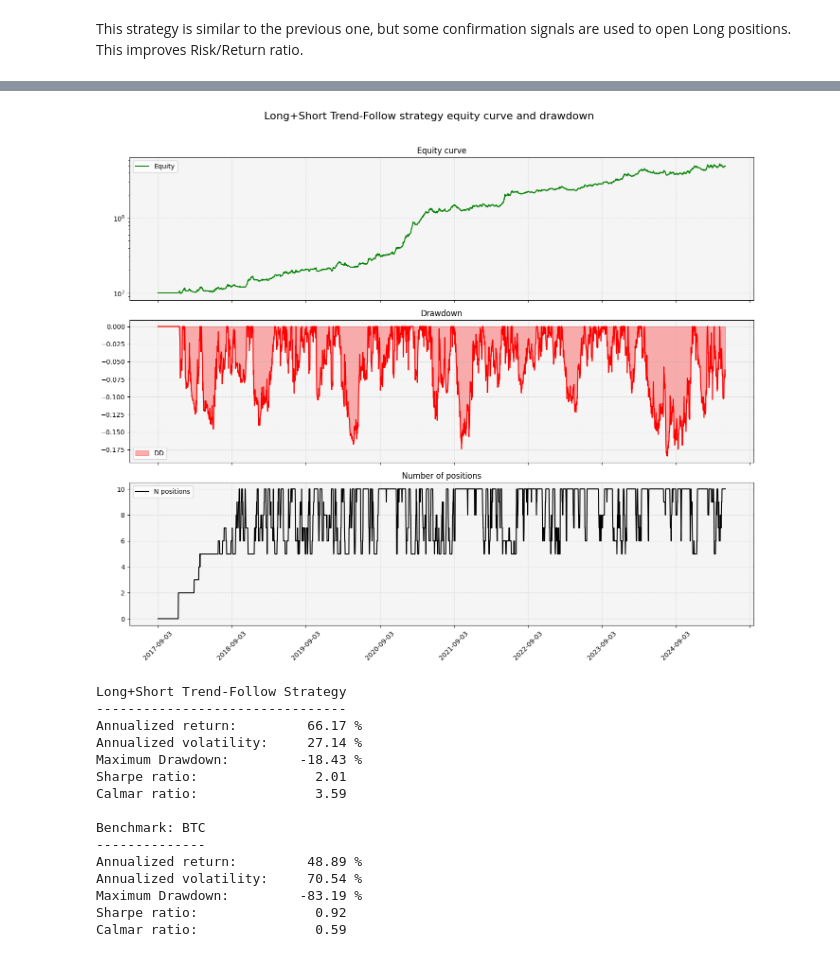
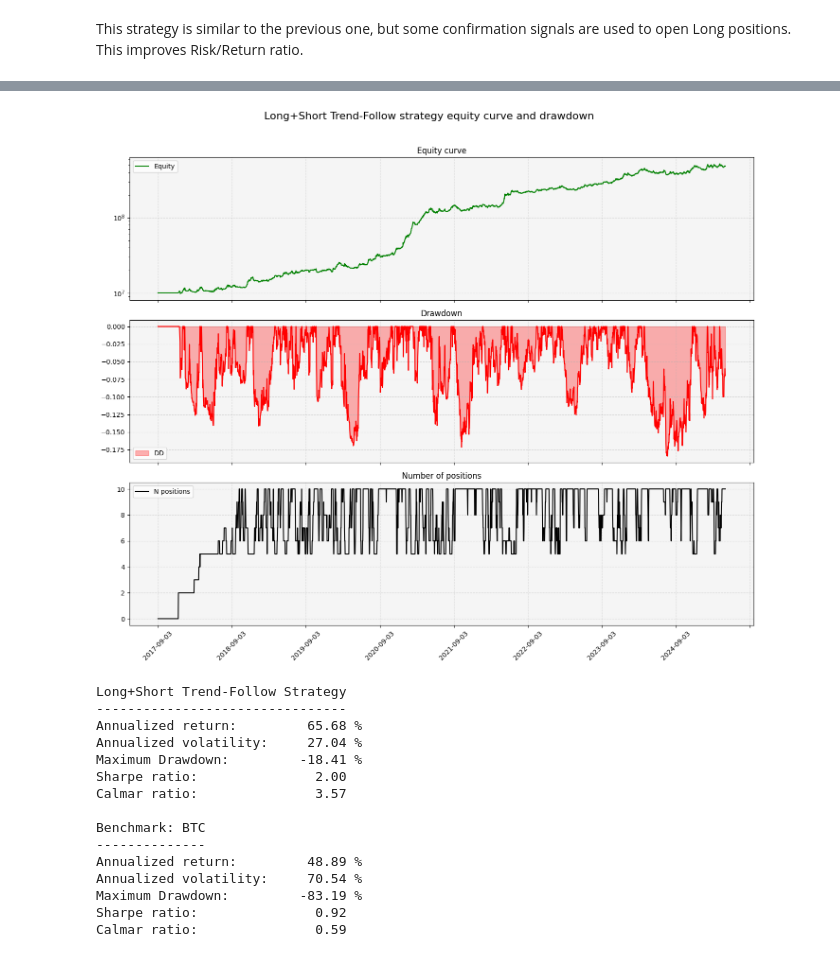
Before and after one commit to nicolasdd1996/crypto-trend-follow, a Jupyter notebook: notebooks/crypto_trend.ipynb, the cells around one changed output, grey strips where cells are left out. Drawn from its saved outputs; the diff is of its cells as text; code cells hidden in the pictures.

```diff
--- a/notebooks/crypto_trend.ipynb
+++ b/notebooks/crypto_trend.ipynb
@@ -479,7 +471,7 @@ for coin in coins:
     # Filter coins not in Top 20
     mask_1 = data_copy[coin] == 0
     # Filter recently listed coins
-    mask_2 = data_copy[f'{coin}_close'].isna() | data_copy[f'{coin}_close'].shift(10).isna()
+    mask_2 = data_copy[f'{coin}_close'].isna() | data_copy[f'{coin}_close'].shift(100).isna()
     # Filter coins with too large or small volatility
     mask_3 = (data_copy[f'{coin}_vol'] > 2) | (data_copy[f'{coin}_vol'] < 0.2)
 
@@ -685,11 +677,12 @@ for coin in tqdm(coins):
     data[f'{coin}_trend'] = data[[f'{coin}_{signal}' for signal in signals]].mean(axis=1)
 
     # Realized vol for risk adjustment
-    data[f'{coin}_rv'] = data[f'{coin}_close'].pct_change().ewm(span=30).std()
+    data[f'{coin}_rv'] = data[f'{coin}_close'].pct_change().ewm(span=50).std()
     data[f'{coin}_rv'] = np.sqrt(365) * (0.7*data[f'{coin}_rv'] + 0.3*data[f'{coin}_rv'].expanding().mean())
 # %%
 # ----------------------------------------------------------------
 data_copy = data.copy()
+data_copy.index = range(len(data_copy))
 
 # Portfolio target volatility
 target_vol = 0.5
@@ -793,34 +786,34 @@ fig.suptitle("Long+Short Trend-Follow strategy equity curve and drawdown", fonts
 
 # --- Subplot 1: Asset vs Strategy (log scale)
 axes[0].plot(data_copy['date'], data_copy['equity'], label='Equity', color='green', linewidth=1.5)
 axes[0].set_yscale('log')
 axes[0].set_title("Equity curve", fontsize=12)
 axes[0].legend()
 
 # --- Subplot 2: Position
 axes[1].fill_between(data_copy['date'], 0, data_copy['drawdown'], label='DD', color='red', alpha=0.3)
 axes[1].plot(data_copy['date'], data_copy['drawdown'], color='red', linewidth=1.5)
 axes[1].set_title('Drawdown', fontsize=12)
 axes[1].legend()
 
 # --- Subplot 3: Breadth model & BTC Trend
 axes[2].plot(data_copy['date'], data_copy['n_positions'], label='N positions', color='black', linewidth=1.5)
 axes[2].set_title('Number of positions', fontsize=12)
 axes[2].legend()
 
 # --- Eje X: formato fecha
 axes[-1].xaxis.set_major_locator(mdates.AutoDateLocator())
 plt.setp(axes[-1].xaxis.get_majorticklabels(), rotation=45)
 
 # --- Estilo común
 for ax in axes:
     ax.grid(True, linestyle='--', alpha=0.4)
     ax.set_facecolor('whitesmoke')
 
 plt.tight_layout(rect=[0, 0, 1, 0.96])
 plt.show()
 # %% [output]
-[figure, old version]
+[figure, new version]
 # %%
 pf = vbt.Portfolio.from_signals(
     close=data_copy['equity'].dropna(),
@@ -849,11 +842,11 @@ print_perf_metrics('Benchmark: BTC', pf_btc)
 # %% [output]
 Long+Short Trend-Follow Strategy
 --------------------------------
-Annualized return:         66.17 %
-Annualized volatility:     27.14 %
-Maximum Drawdown:         -18.43 %
-Sharpe ratio:               2.01
-Calmar ratio:               3.59
+Annualized return:         65.68 %
+Annualized volatility:     27.04 %
+Maximum Drawdown:         -18.41 %
+Sharpe ratio:               2.00
+Calmar ratio:               3.57
 
 Benchmark: BTC
 --------------
```
Also changed, not shown: parts of 11 cells of this notebook.
